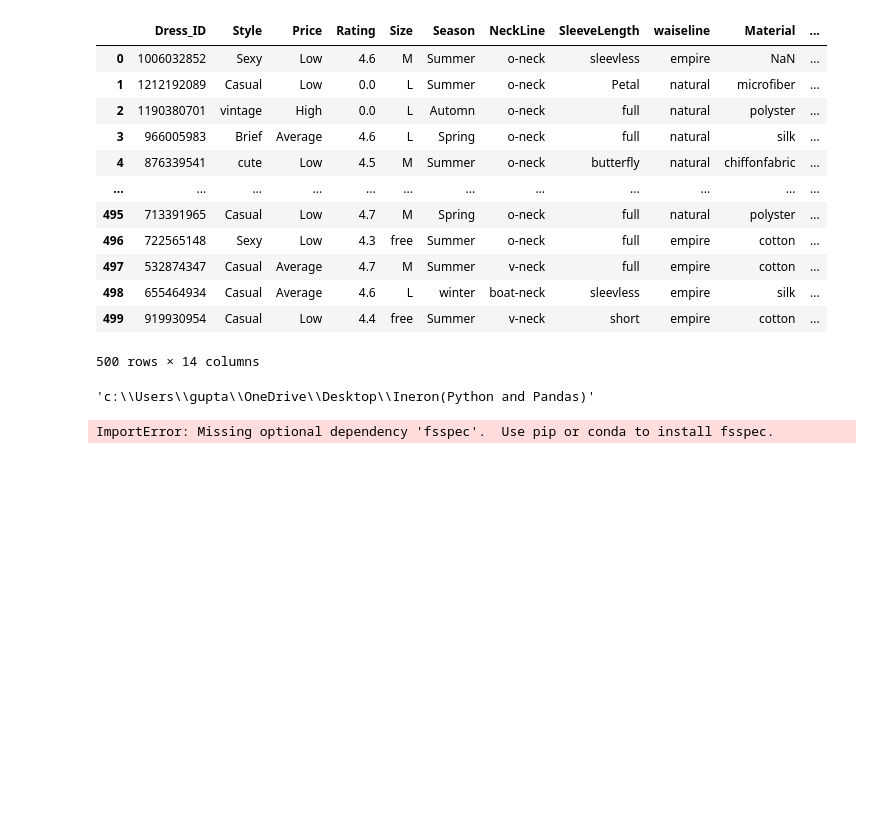
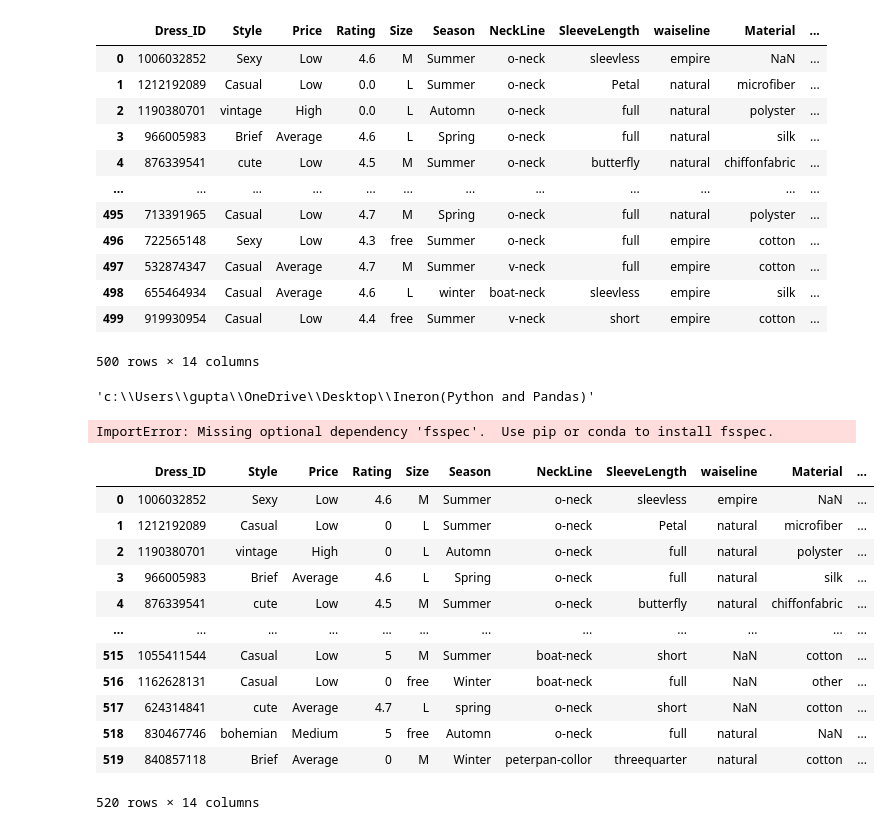
Before and after one commit to guptaayushman24/Ineuron_Python, a Jupyter notebook: Pandas.ipynb, the cells around one changed output. Cells and saved outputs as stored; diff of their text form; code cells hidden in the pictures; blank space fills up the shorter version.

```diff
--- a/Pandas.ipynb
+++ b/Pandas.ipynb
@@ -225,3 +225,20 @@ ImportError: Missing optional dependency 'fsspec'.  Use pip or conda to install
 # 8-> How many dresses have recommendation 0
 # 9-> Try to find out the total dress sell fro indivisual dress id
 # 10-> Try to find out a third highest most selling dress id
+# %%
+df_attribute = pd.read_csv(r'C:\Users\gupta\Downloads\Attribute DataSet_CSV.csv')
+df_attribute
+# %% [output]
+|  | Dress_ID | Style | Price | Rating | Size | Season | NeckLine | SleeveLength | waiseline | Material | ... |
+| 0 | 1006032852 | Sexy | Low | 4.6 | M | Summer | o-neck | sleevless | empire | NaN | ... |
+| 1 | 1212192089 | Casual | Low | 0 | L | Summer | o-neck | Petal | natural | microfiber | ... |
+| 2 | 1190380701 | vintage | High | 0 | L | Automn | o-neck | full | natural | polyster | ... |
+| 3 | 966005983 | Brief | Average | 4.6 | L | Spring | o-neck | full | natural | silk | ... |
+| 4 | 876339541 | cute | Low | 4.5 | M | Summer | o-neck | butterfly | natural | chiffonfabric | ... |
+| ... | ... | ... | ... | ... | ... | ... | ... | ... | ... | ... | ... |
+| 515 | 1055411544 | Casual | Low | 5 | M | Summer | boat-neck | short | NaN | cotton | ... |
+| 516 | 1162628131 | Casual | Low | 0 | free | Winter | boat-neck | full | NaN | other | ... |
+| 517 | 624314841 | cute | Average | 4.7 | L | spring | o-neck | short | NaN | cotton | ... |
+| 518 | 830467746 | bohemian | Medium | 5 | free | Automn | o-neck | full | natural | NaN | ... |
+| 519 | 840857118 | Brief | Average | 0 | M | Winter | peterpan-collor | threequarter | natural | cotton | ... |
+520 rows × 14 columns
```
Also changed, not shown: parts of 3 cells of this notebook, 1 other file.
